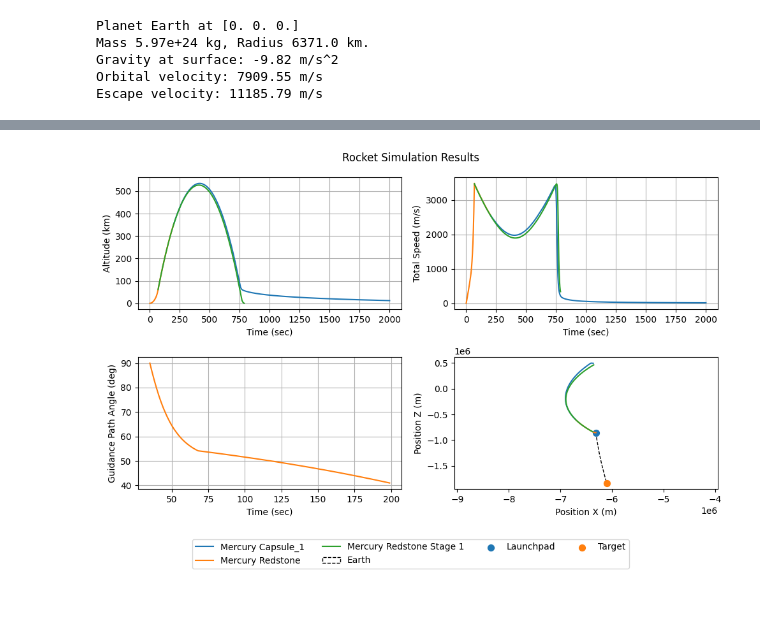
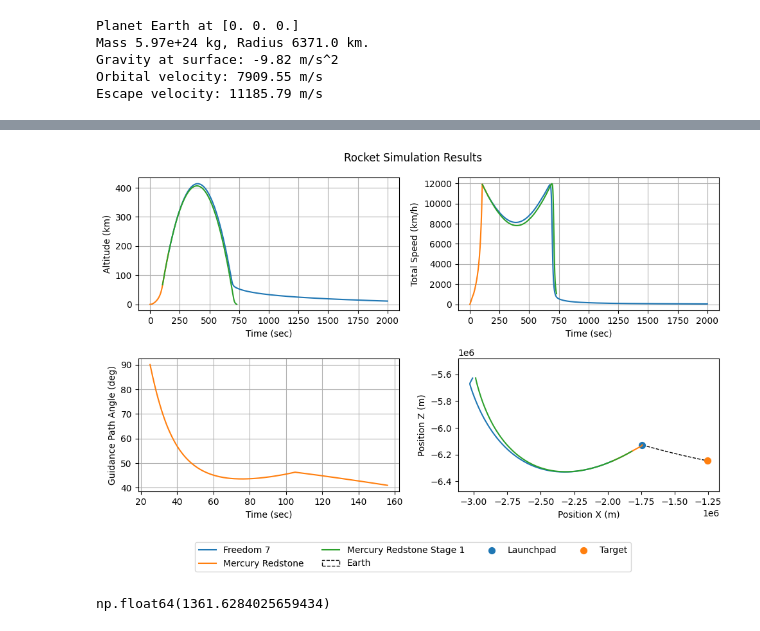
Before and after one commit to Sylvain-Rama/MAD, a Jupyter notebook: notebooks/mercury_missions.ipynb, the cells around one changed output, grey strips where cells are left out. Saved outputs shown, nothing was run; the diff lists cells and outputs as text; code cells hidden in the pictures; blank space fills up the shorter version.

```diff
--- a/notebooks/mercury_missions.ipynb
+++ b/notebooks/mercury_missions.ipynb
@@ -21,7 +21,7 @@ logger = SourceLogger()
 # %%
 EARTH_SETTINGS["position"] = [0.0, 0.0]
 
-launchsite_target_distance_km = 1_000
+launchsite_target_distance_km = 500
 earth = Planet(PlanetConfig(**EARTH_SETTINGS))
 launchpad = earth.random_point_at_surface(name="Launchpad", altitude=10, dims=2)
 target = earth.point_at_distance(launchpad, distance_km=launchsite_target_distance_km, name="Target", dims=2)
@@ -34,11 +34,9 @@ Gravity at surface: -9.82 m/s^2
 Orbital velocity: 7909.55 m/s
 Escape velocity: 11185.79 m/s
 # %%
-
-
 redstone_stages = [RocketStage(RocketStageConfig(**stage_cfg)) for stage_cfg in mercury_redstone]
 
-liftoff = StraightUp(target=target, planet=earth, interrupt_fn = lambda i : interrupt_at_t(i, t=34.0))
+liftoff = StraightUp(target=target, planet=earth, interrupt_fn = lambda i : interrupt_at_t(i, t=24.0))
 pitchprogram = PitchRollManoeuver(target=target,
                                   planet=earth,
                                   agressiveness=0.8,
@@ -47,12 +45,13 @@ pitchprogram = PitchRollManoeuver(target=target,
 release_payload = ReleasePayload(target=target, planet=earth, )
 
 coast = NoGuidance(target=target, planet=earth, interrupt_fn = lambda i : interrupt_at_t(i, t=600.0))
-chute_deploy = DeployChute(target=target, planet=earth, interrupt_fn = lambda i : interrupt_at_t(i, t=601.0))
+chute_deploy = DeployChute(target=target, planet=earth, interrupt_fn = lambda i : interrupt_at_t(i, t=600.5))
 
 
 redstone_guidance = GuidanceManager(guidances = [liftoff, pitchprogram, release_payload])
+capsule_guidance = GuidanceManager(guidances = [coast, chute_deploy])
 
-capsule_guidance = GuidanceManager(guidances = [coast, chute_deploy])
+mercury_capsule["name"] = "Freedom 7"
 capsule_config = CapsuleConfig(**mercury_capsule, guidance = capsule_guidance)
 
 redstone_cfg = RocketConfig(stages=redstone_stages,
@@ -101,39 +98,45 @@ df = sim.results
 # %%
 df["altitude_km"] = df["position"].apply(lambda pos: (np.linalg.norm(pos) - earth.radius) / 1e3)
 df["energy_kJ"] = df["speed"].apply(lambda speed: 0.5 * speed**2 / 1e3)
+df["speed_kmh"] = df["speed"].apply(lambda speed: speed * 3.6)
 df["gamma_deg"] = df["gamma"].apply(lambda g: np.degrees(g) if g is not None else None)
 df = df.sort_values(by=["name", "time"])
 # %%
 fig, ax = plt.subplots(ncols=2, nrows=2, figsize=(10, 6))
 ax = ax.ravel()
 
 sns.lineplot(data=df, x="time", y="altitude_km", hue="name", ax=ax[0])
-sns.lineplot(data=df, x="time", y="speed", hue="name", ax=ax[1])
+sns.lineplot(data=df, x="time", y="speed_kmh", hue="name", ax=ax[1])
 sns.lineplot(data=df, x="time", y="gamma_deg", hue="name", ax=ax[2])
 sns.lineplot(data=df, x="posx", y="posz", hue="name", ax=ax[3], sort=False, errorbar=None)
 
 ax[0].set_xlabel("Time (sec)")
 ax[0].set_ylabel("Altitude (km)")
 
 ax[1].set_xlabel("Time (sec)")
-ax[1].set_ylabel("Total Speed (m/s)")
+ax[1].set_ylabel("Total Speed (km/h)")
 
 ax[2].set_xlabel("Time (sec)")
 ax[2].set_ylabel("Guidance Path Angle (deg)")
 
 plot_2D_planet_with_points(earth, points = [launchpad, target], ax=ax[3], display="arc")
 ax[3].set_xlabel("Position X (m)")
 ax[3].set_ylabel("Position Z (m)")
 ax[3].set_aspect("equal", adjustable="datalim")
 
 for a in ax:
     a.grid()
     a.legend()
     handles, labels = a.get_legend_handles_labels()
     a.legend().remove()
 
 fig.suptitle("Rocket Simulation Results")
 fig.legend(handles, labels, loc="lower center", ncol=4, bbox_to_anchor=(0.5, -0.12))
 fig.tight_layout(pad=1.2)
 # %% [output]
-[figure, old version]
+[figure, new version]
+# %%
+# Distance between launchpad and final position of the capsule in km
+earth.surface_distance(launchpad, sim.final_objs[-1]) / 1000
+# %% [output]
+np.float64(1361.6284025659434)
```
Also changed, not shown: parts of 2 cells of this notebook, 3 other files.
